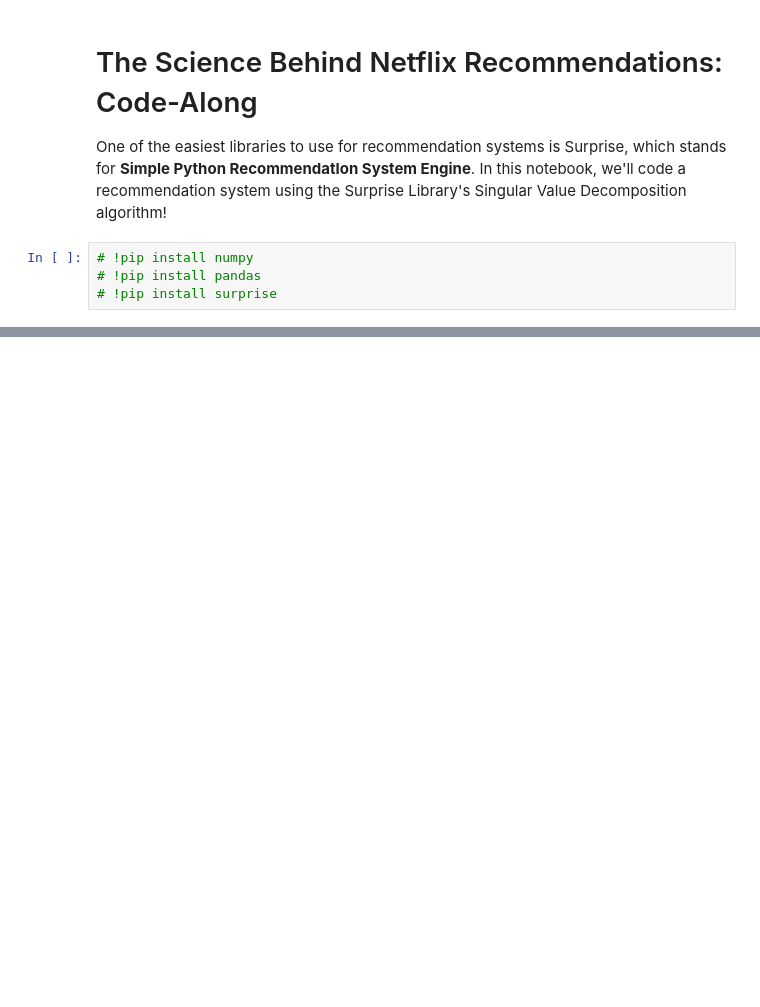
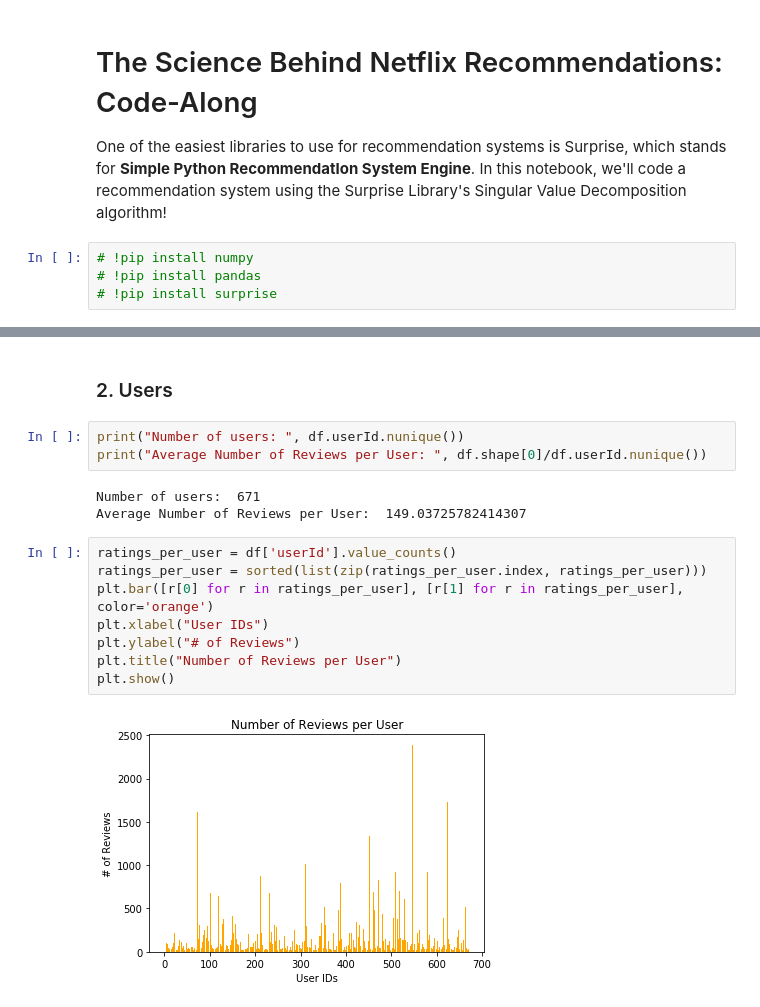
Before and after one commit to yishuen/meetup-movie-recommender, a Jupyter notebook: codealong.ipynb, the cells around one changed output, grey strips where cells are left out. Saved outputs shown, nothing was run; the diff lists cells and outputs as text; blank space fills up the shorter version.

```diff
--- a/codealong.ipynb
+++ b/codealong.ipynb
@@ -31,0 +69,18 @@ df.head()
+# %% [markdown]
+### 2. Users
+# %%
+print("Number of users: ", df.userId.nunique())
+print("Average Number of Reviews per User: ", df.shape[0]/df.userId.nunique())
+# %% [output]
+Number of users:  671
+Average Number of Reviews per User:  149.03725782414307
+# %%
+ratings_per_user = df['userId'].value_counts()
+ratings_per_user = sorted(list(zip(ratings_per_user.index, ratings_per_user)))
+plt.bar([r[0] for r in ratings_per_user], [r[1] for r in ratings_per_user], color='orange')
+plt.xlabel("User IDs")
+plt.ylabel("# of Reviews")
+plt.title("Number of Reviews per User")
+plt.show()
+# %% [output]
+[figure, added]
```
Also changed, not shown: parts of 22 cells of this notebook.
